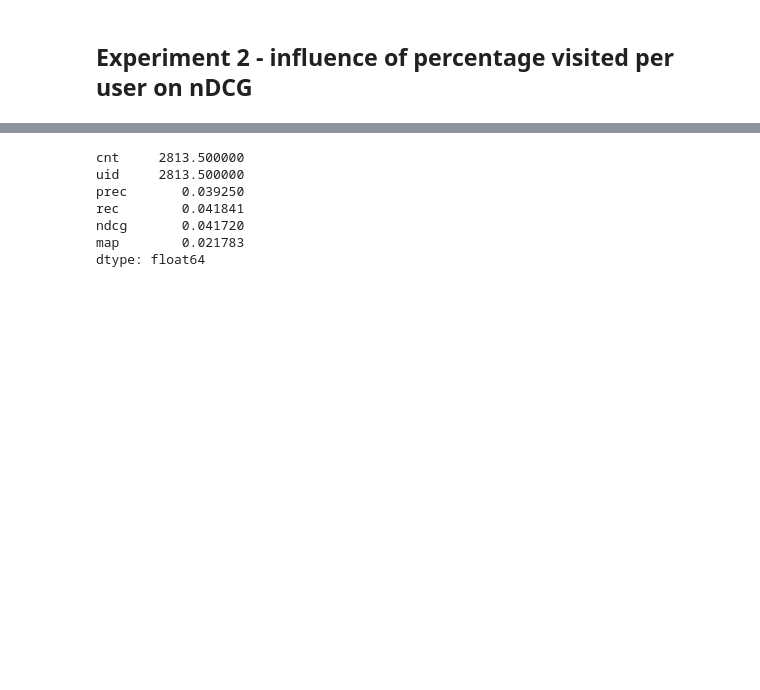
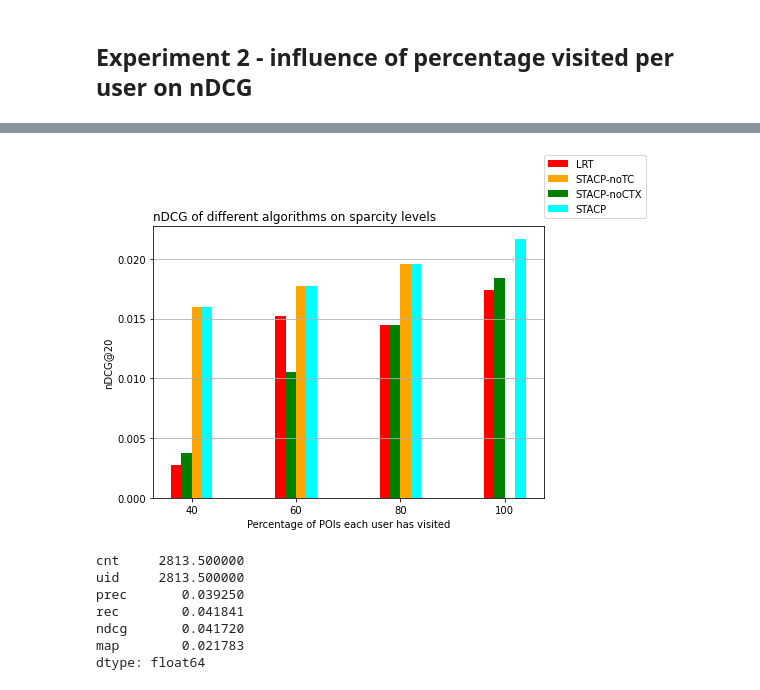
Before and after one commit to Kat-rin-sc/EDDS-Project, a Jupyter notebook: code/Ex2_Katrin.ipynb, the cells around one changed output, grey strips where cells are left out. Cells and saved outputs as stored; diff of their text form; code cells hidden in the pictures; blank space fills up the shorter version.

```diff
--- a/code/Ex2_Katrin.ipynb
+++ b/code/Ex2_Katrin.ipynb
@@ -76,3 +104,30 @@ plt.show()
+# %%
+# create data
+x = np.arange(4)
+y1 = ex2["STACP-map"]
+y2 = ex2["STACP-noTC-map"]
+y3 = ex2["STACP-noCTX-nDCG"]
+y4 = ex2["LRT-nDCG"]
+width = 0.1
+
+# plot data in grouped manner of bar type
+plt.figure(figsize=(7,5));
+plt.bar(x-0.15, y4, width, color='red')
+plt.bar(x+0.05, y2, width, color='orange')
+plt.bar(x-0.05, y3, width, color='green')
+plt.bar(x+0.15, y1, width, color='cyan')
+
+#plt.bar(x+0.15, y4, width, color='red')
+
+plt.xticks(x, ['40', '60','80', '100'])
+plt.legend(["LRT", "STACP-noTC", "STACP-noCTX", "STACP"], bbox_to_anchor=(1, 1.26),borderaxespad=0)
+plt.xlabel("Percentage of POIs each user has visited")
+plt.ylabel("nDCG@20")
+plt.grid(axis = 'y')
+plt.title("nDCG of different algorithms on sparcity levels", loc = "left")
+plt.show()
+# %% [output]
+[figure, added]
 # %%
 df_100.mean()
 # %% [output]
```
Also changed, not shown: parts of 8 cells of this notebook, 7 other files.
